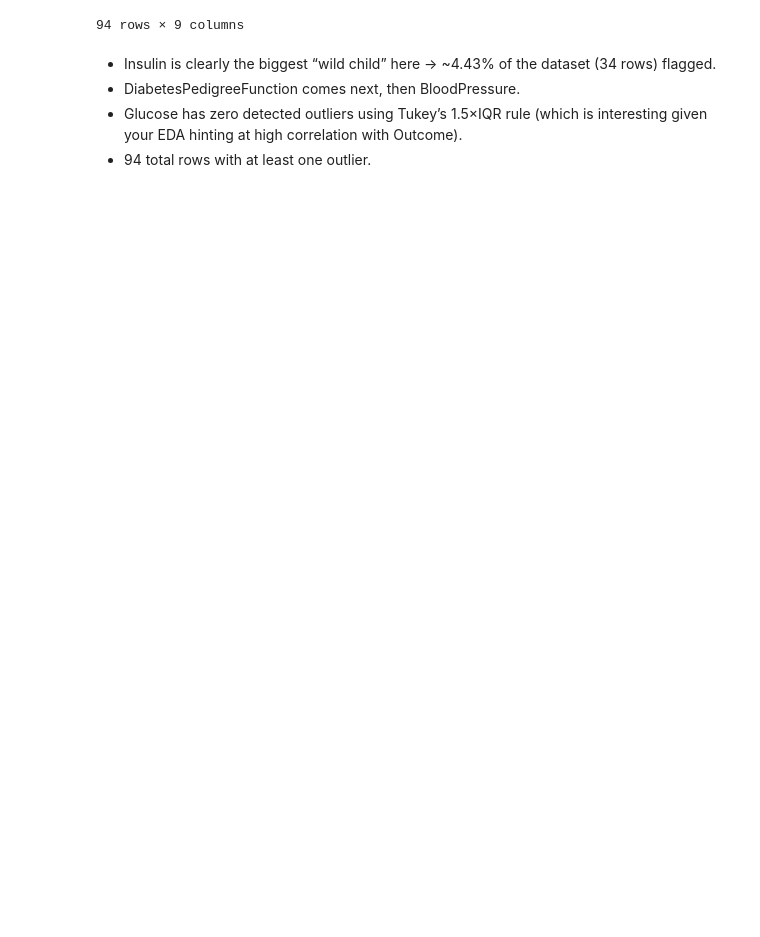
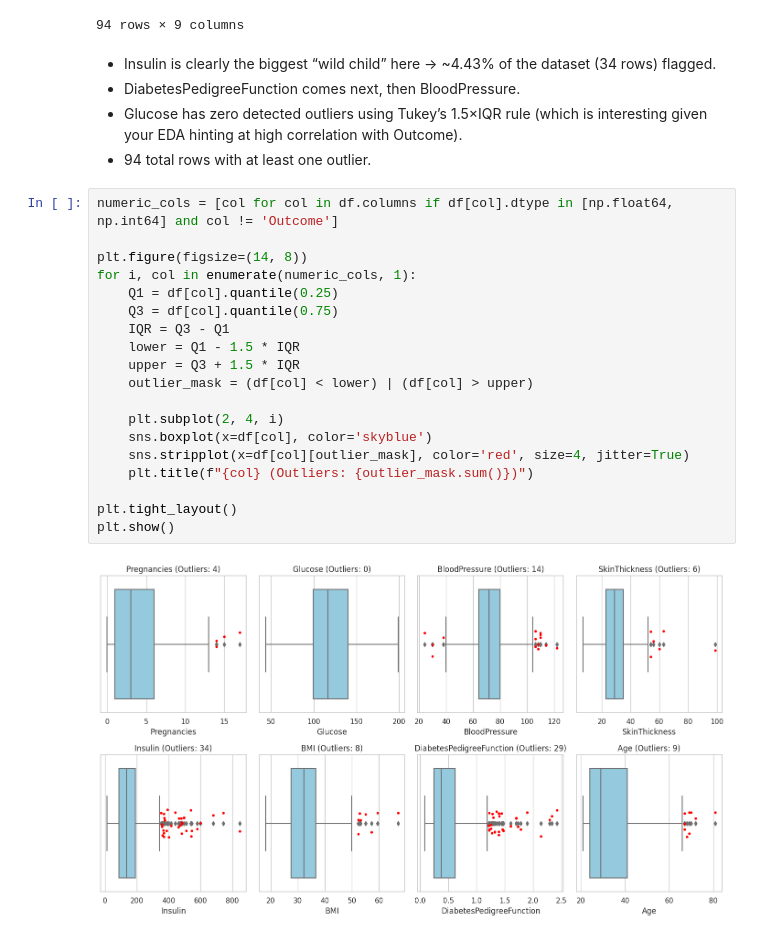
Before and after one commit to alabhastam/Diabetes-prediction, a Jupyter notebook: main.ipynb, the cells around one changed output. Saved outputs shown, nothing was run; the diff lists cells and outputs as text; blank space fills up the shorter version.

```diff
--- a/main.ipynb
+++ b/main.ipynb
@@ -289,3 +289,24 @@ Rows with any outliers: 94
 * DiabetesPedigreeFunction comes next, then BloodPressure.
 * Glucose has zero detected outliers using Tukey’s 1.5×IQR rule (which is interesting given your EDA hinting at high correlation with Outcome).
 * 94 total rows with at least one outlier.
+# %%
+numeric_cols = [col for col in df.columns if df[col].dtype in [np.float64, np.int64] and col != 'Outcome']
+
+plt.figure(figsize=(14, 8))
+for i, col in enumerate(numeric_cols, 1):
+    Q1 = df[col].quantile(0.25)
+    Q3 = df[col].quantile(0.75)
+    IQR = Q3 - Q1
+    lower = Q1 - 1.5 * IQR
+    upper = Q3 + 1.5 * IQR
+    outlier_mask = (df[col] < lower) | (df[col] > upper)
+
+    plt.subplot(2, 4, i)
+    sns.boxplot(x=df[col], color='skyblue')
+    sns.stripplot(x=df[col][outlier_mask], color='red', size=4, jitter=True)
+    plt.title(f"{col} (Outliers: {outlier_mask.sum()})")
+
+plt.tight_layout()
+plt.show()
+# %% [output]
+[figure, added]
```
Also changed, not shown: parts of 1 cell of this notebook.
